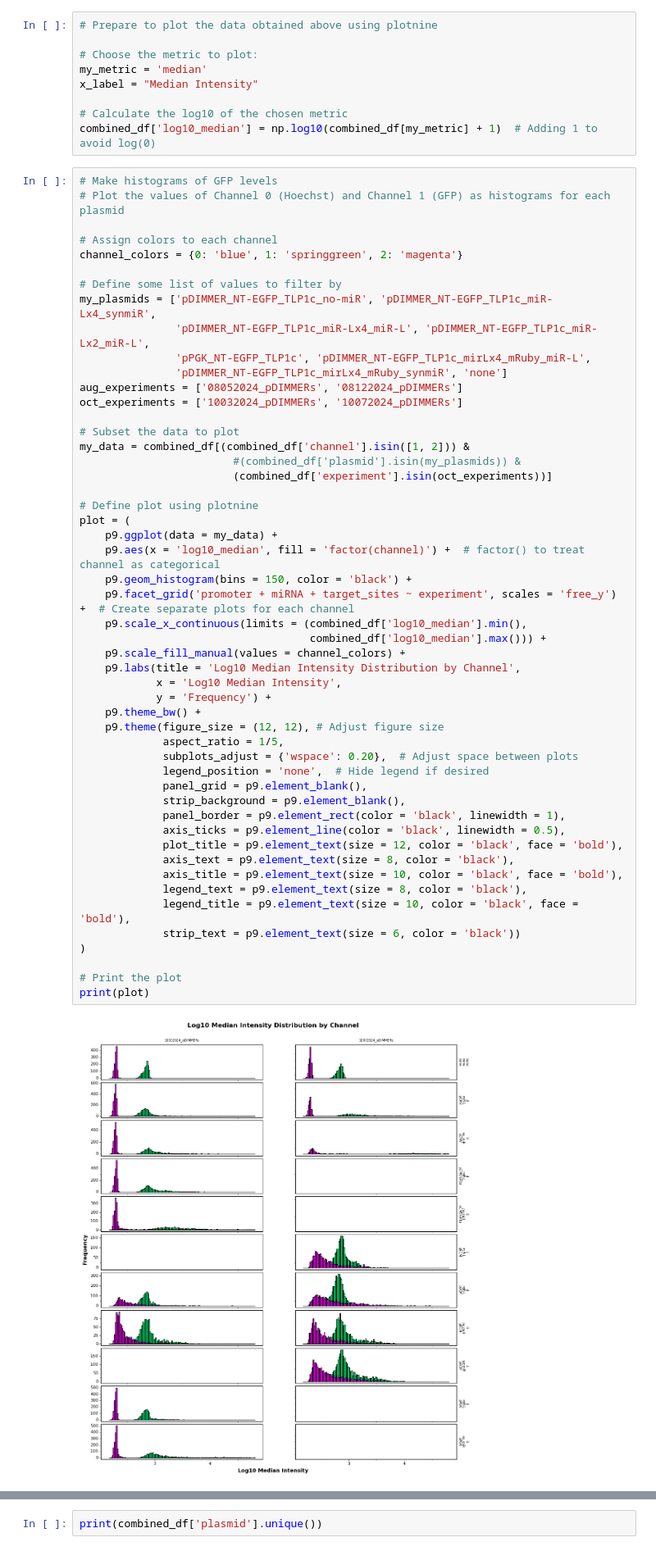
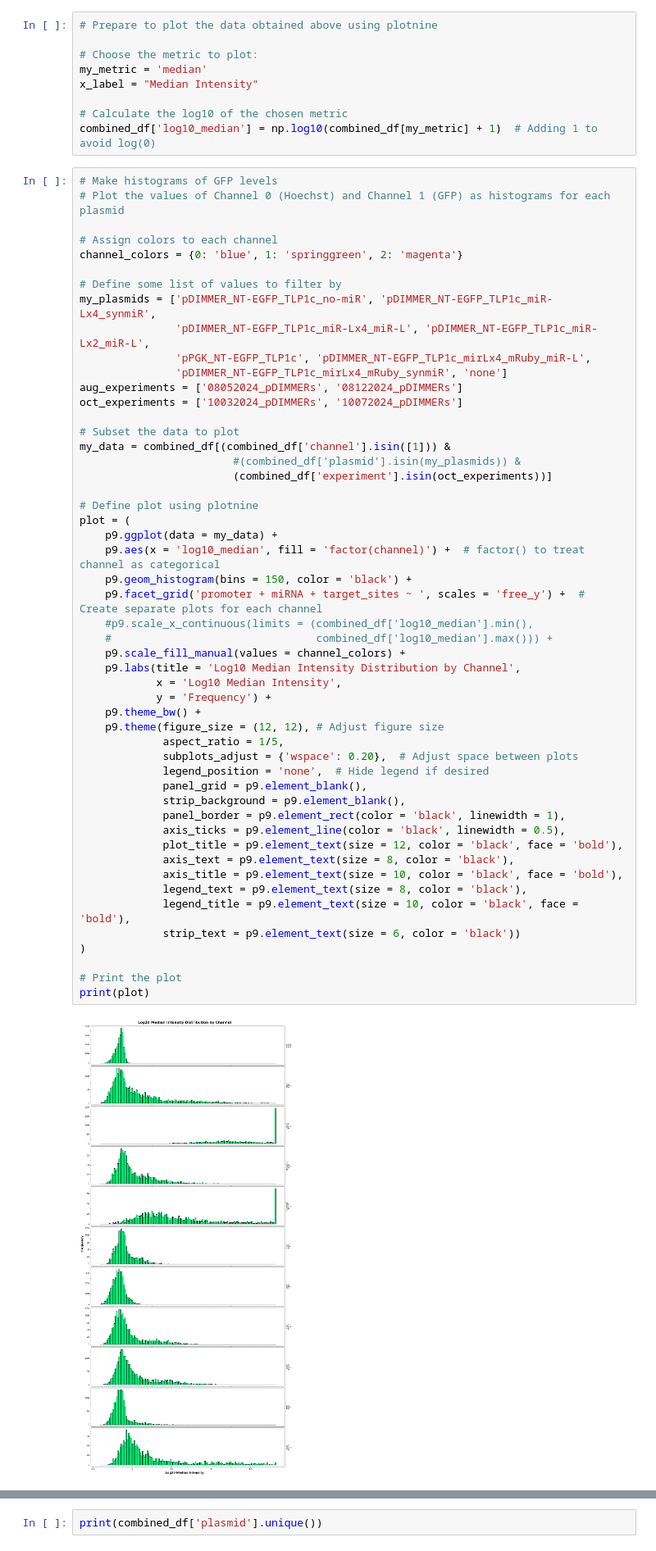
Before and after one commit to timotheelionnet/python_image-analysis, a Jupyter notebook: notebooks/img-explorer.ipynb, the cells around one changed output, grey strips where cells are left out. Shown at 82% size. Saved outputs shown, nothing was run; the diff lists cells and outputs as text.

Commit message:
minor changes for DTM data

```diff
--- a/notebooks/img-explorer.ipynb
+++ b/notebooks/img-explorer.ipynb
@@ -994,40 +1023,40 @@ aug_experiments = ['08052024_pDIMMERs', '08122024_pDIMMERs']
 oct_experiments = ['10032024_pDIMMERs', '10072024_pDIMMERs']
 
 # Subset the data to plot
-my_data = combined_df[(combined_df['channel'].isin([1, 2])) &
+my_data = combined_df[(combined_df['channel'].isin([1])) &
                         #(combined_df['plasmid'].isin(my_plasmids)) &
                         (combined_df['experiment'].isin(oct_experiments))]
 
 # Define plot using plotnine
 plot = (
     p9.ggplot(data = my_data) +
     p9.aes(x = 'log10_median', fill = 'factor(channel)') +  # factor() to treat channel as categorical
     p9.geom_histogram(bins = 150, color = 'black') +
-    p9.facet_grid('promoter + miRNA + target_sites ~ experiment', scales = 'free_y') +  # Create separate plots for each channel
-    p9.scale_x_continuous(limits = (combined_df['log10_median'].min(),
-                                    combined_df['log10_median'].max())) +
+    p9.facet_grid('promoter + miRNA + target_sites ~ ', scales = 'free_y') +  # Create separate plots for each channel
+    #p9.scale_x_continuous(limits = (combined_df['log10_median'].min(),
+    #                                combined_df['log10_median'].max())) +
     p9.scale_fill_manual(values = channel_colors) +
     p9.labs(title = 'Log10 Median Intensity Distribution by Channel',
             x = 'Log10 Median Intensity',
             y = 'Frequency') +
     p9.theme_bw() +
     p9.theme(figure_size = (12, 12), # Adjust figure size
              aspect_ratio = 1/5,
              subplots_adjust = {'wspace': 0.20},  # Adjust space between plots
              legend_position = 'none',  # Hide legend if desired
              panel_grid = p9.element_blank(),
              strip_background = p9.element_blank(),
              panel_border = p9.element_rect(color = 'black', linewidth = 1),
              axis_ticks = p9.element_line(color = 'black', linewidth = 0.5),
              plot_title = p9.element_text(size = 12, color = 'black', face = 'bold'),
              axis_text = p9.element_text(size = 8, color = 'black'),
              axis_title = p9.element_text(size = 10, color = 'black', face = 'bold'),
              legend_text = p9.element_text(size = 8, color = 'black'),
              legend_title = p9.element_text(size = 10, color = 'black', face = 'bold'),
              strip_text = p9.element_text(size = 6, color = 'black'))
 )
 
 # Print the plot
 print(plot)
 # %% [output]
-[figure, old version]
+[figure, new version]
```
Also changed, not shown: parts of 17 cells of this notebook, 1 other file.
